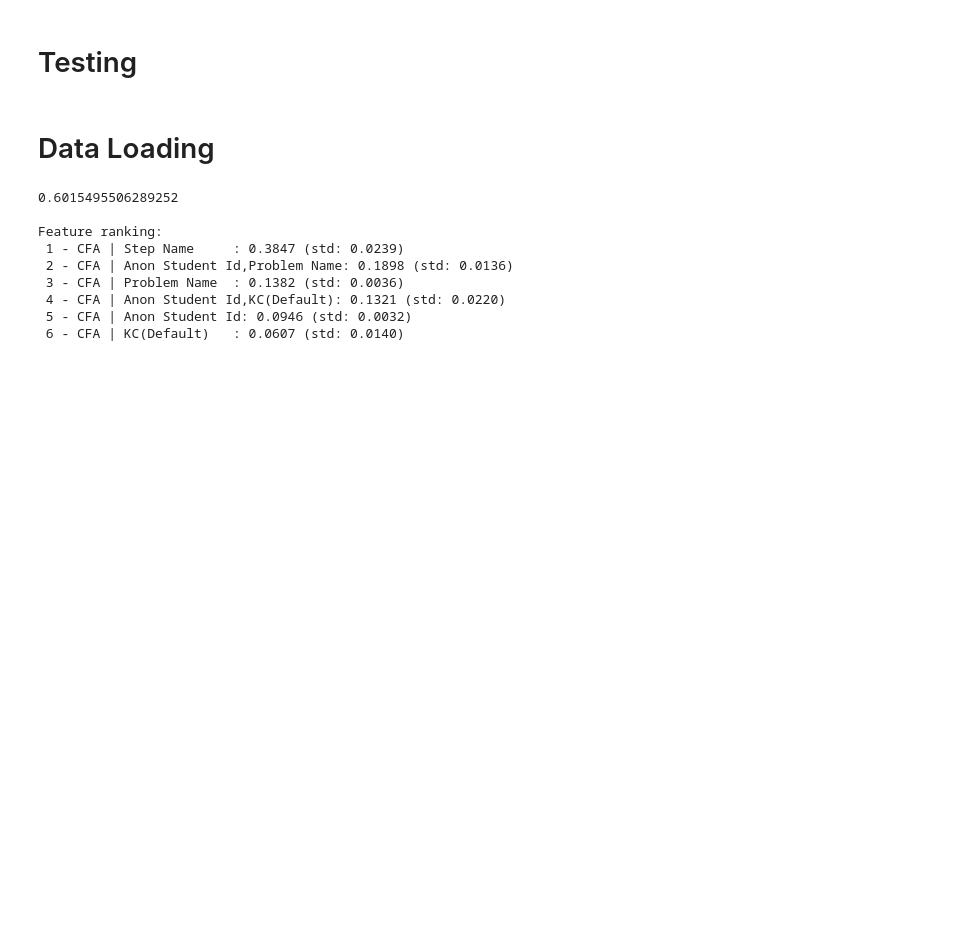
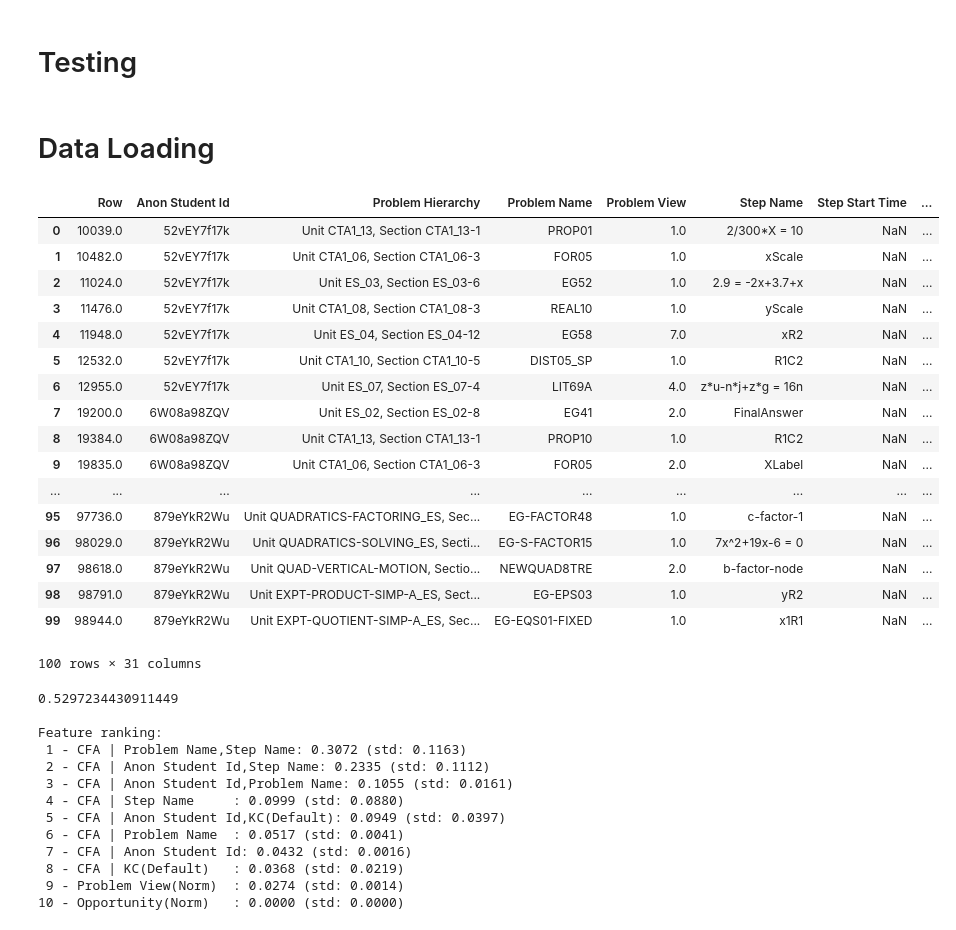
Before and after one commit to peihaowang/KDDCup2010, a Jupyter notebook: random_forest.ipynb, the cells around one changed output. Drawn from its saved outputs; the diff is of its cells as text; code cells hidden in the pictures; blank space fills up the shorter version.

```diff
--- a/random_forest.ipynb
+++ b/random_forest.ipynb
@@ -86 +118,36 @@ testdf = pd.merge(testdf, test_cfar)
+# %%
+# CFAREX features
+test_filepath = 'data/cfarex_features_train.csv'
+test_cfarex = pd.read_table(test_filepath)[CFAREX_features]
+# %%
+# Ability features
+test_filepath = 'data/ability_features_test.csv'
+test_abt = pd.read_table(test_filepath)[ability_features]
+# %%
+testdf["Problem View(Norm)"] = testdf.apply(f_norm, axis="columns", args=("Problem View",))
+testdf["Opportunity(Norm)"] = testdf.apply(f_norm, axis="columns", args=("Opportunity(Default)",))
+# %%
+# Concat
+testdf = pd.concat([testdf, test_cfar, test_cfarex, test_abt], axis="columns")
+# %%
+testdf.head(100)
+# %% [output]
+|  | Row | Anon Student Id | Problem Hierarchy | Problem Name | Problem View | Step Name | Step Start Time | ... |
+| 0 | 10039.0 | 52vEY7f17k | Unit CTA1_13, Section CTA1_13-1 | PROP01 | 1.0 | 2/300*X = 10 | NaN | ... |
+| 1 | 10482.0 | 52vEY7f17k | Unit CTA1_06, Section CTA1_06-3 | FOR05 | 1.0 | xScale | NaN | ... |
+| 2 | 11024.0 | 52vEY7f17k | Unit ES_03, Section ES_03-6 | EG52 | 1.0 | 2.9 = -2x+3.7+x | NaN | ... |
+| 3 | 11476.0 | 52vEY7f17k | Unit CTA1_08, Section CTA1_08-3 | REAL10 | 1.0 | yScale | NaN | ... |
+| 4 | 11948.0 | 52vEY7f17k | Unit ES_04, Section ES_04-12 | EG58 | 7.0 | xR2 | NaN | ... |
+| 5 | 12532.0 | 52vEY7f17k | Unit CTA1_10, Section CTA1_10-5 | DIST05_SP | 1.0 | R1C2 | NaN | ... |
+| 6 | 12955.0 | 52vEY7f17k | Unit ES_07, Section ES_07-4 | LIT69A | 4.0 | z*u-n*j+z*g = 16n | NaN | ... |
+| 7 | 19200.0 | 6W08a98ZQV | Unit ES_02, Section ES_02-8 | EG41 | 2.0 | FinalAnswer | NaN | ... |
+| 8 | 19384.0 | 6W08a98ZQV | Unit CTA1_13, Section CTA1_13-1 | PROP10 | 1.0 | R1C2 | NaN | ... |
+| 9 | 19835.0 | 6W08a98ZQV | Unit CTA1_06, Section CTA1_06-3 | FOR05 | 2.0 | XLabel | NaN | ... |
+| ... | ... | ... | ... | ... | ... | ... | ... | ... |
+| 95 | 97736.0 | 879eYkR2Wu | Unit QUADRATICS-FACTORING_ES, Sec... | EG-FACTOR48 | 1.0 | c-factor-1 | NaN | ... |
+| 96 | 98029.0 | 879eYkR2Wu | Unit QUADRATICS-SOLVING_ES, Secti... | EG-S-FACTOR15 | 1.0 | 7x^2+19x-6 = 0 | NaN | ... |
+| 97 | 98618.0 | 879eYkR2Wu | Unit QUAD-VERTICAL-MOTION, Sectio... | NEWQUAD8TRE | 2.0 | b-factor-node | NaN | ... |
+| 98 | 98791.0 | 879eYkR2Wu | Unit EXPT-PRODUCT-SIMP-A_ES, Sect... | EG-EPS03 | 1.0 | yR2 | NaN | ... |
+| 99 | 98944.0 | 879eYkR2Wu | Unit EXPT-QUOTIENT-SIMP-A_ES, Sec... | EG-EQS01-FIXED | 1.0 | x1R1 | NaN | ... |
+100 rows × 31 columns
 # %%
@@ -94,12 +159,11 @@ Y_ = testdf[labels]
 # %%
-P = rf_model.predict(X_)
-P = P.reshape(P.size, 1).astype(float)
-Y_ = np.array(Y_).astype(float)
+P = rf_model.predict_proba(X_)
+P = P[:, 1]
 print(RMSE(P, Y_))
 
 importances = rf_model.feature_importances_
 n_feats = len(features)
-feat_std = np.std([tree.feature_importances_ for tree in rf_model.estimators_],axis=0)
+feat_std = np.std([tree.feature_importances_ for tree in rf_model.estimators_], axis=0)
 indices = np.argsort(importances)[::-1]
 
 # Print the feature ranking
@@ -113,12 +177,16 @@ for f in range(n_feats):
         , feat_std[indices[f]]
     ))
 # %% [output]
-0.6015495506289252
+0.5297234430911449
 
 Feature ranking:
- 1 - CFA | Step Name     : 0.3847 (std: 0.0239)
- 2 - CFA | Anon Student Id,Problem Name: 0.1898 (std: 0.0136)
- 3 - CFA | Problem Name  : 0.1382 (std: 0.0036)
- 4 - CFA | Anon Student Id,KC(Default): 0.1321 (std: 0.0220)
- 5 - CFA | Anon Student Id: 0.0946 (std: 0.0032)
- 6 - CFA | KC(Default)   : 0.0607 (std: 0.0140)
+ 1 - CFA | Problem Name,Step Name: 0.3072 (std: 0.1163)
+ 2 - CFA | Anon Student Id,Step Name: 0.2335 (std: 0.1112)
+ 3 - CFA | Anon Student Id,Problem Name: 0.1055 (std: 0.0161)
+ 4 - CFA | Step Name     : 0.0999 (std: 0.0880)
+ 5 - CFA | Anon Student Id,KC(Default): 0.0949 (std: 0.0397)
+ 6 - CFA | Problem Name  : 0.0517 (std: 0.0041)
+ 7 - CFA | Anon Student Id: 0.0432 (std: 0.0016)
+ 8 - CFA | KC(Default)   : 0.0368 (std: 0.0219)
+ 9 - Problem View(Norm)  : 0.0274 (std: 0.0014)
+10 - Opportunity(Norm)   : 0.0000 (std: 0.0000)
```
Also changed, not shown: parts of 16 cells of this notebook, 1 other file.
